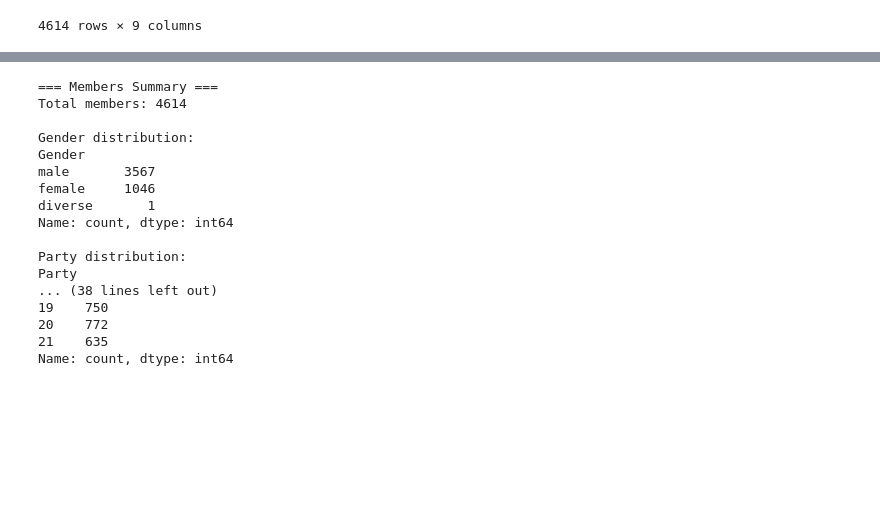
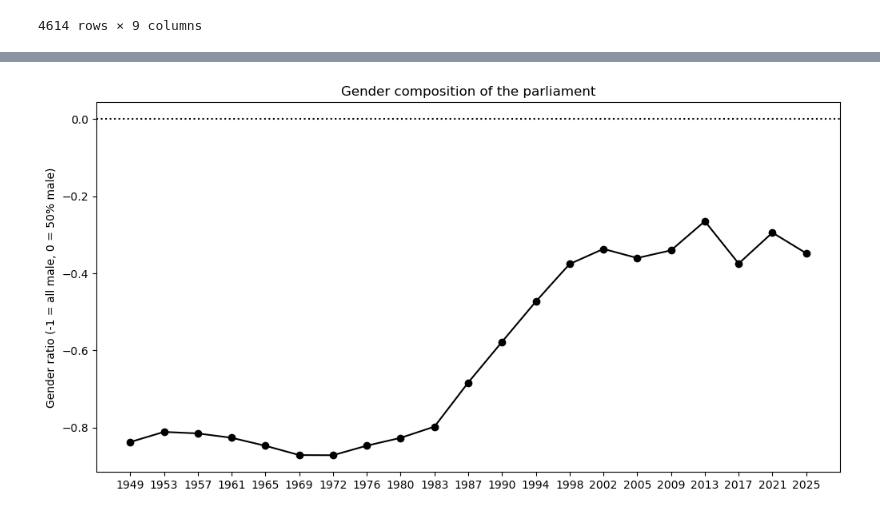
Before and after one commit to carl-lorenz/Visualization, a Jupyter notebook: Exam/1_members_of_german_parliament.ipynb, the cells around one changed output, grey strips where cells are left out. Drawn from its saved outputs; the diff is of its cells as text; code cells hidden in the pictures; blank space fills up the shorter version.

```diff
--- a/Exam/1_members_of_german_parliament.ipynb
+++ b/Exam/1_members_of_german_parliament.ipynb
@@ -102,35 +149,26 @@ Election Period DataFrame ((13046, 5)):
-# %%
-# 4. Summary statistics
-
-print("=== Members Summary ===")
-print(f"Total members: {len(df_members)}")
-print(f"\nGender distribution:")
-print(df_members['Gender'].value_counts())
-print(f"\nParty distribution:")
-print(df_members['Party'].value_counts())
-print(f"\nAge statistics (DOB):")
-print(f"Oldest member born: {df_members['Date_of_birth'].min()}")
-print(f"Youngest member born: {df_members['Date_of_birth'].max()}")
-
-print("\n=== Election Period Summary ===")
-print(f"Total election period records: {len(df_wpinfo)}")
-print(f"\nElection periods covered:")
-print(df_wpinfo['WP'].value_counts().sort_index())
-# %% [output]
-=== Members Summary ===
-Total members: 4614
-
-Gender distribution:
-Gender
-male       3567
-female     1046
-diverse       1
-Name: count, dtype: int64
-
-Party distribution:
-Party
-... (38 lines left out)
-19    750
-20    772
-21    635
-Name: count, dtype: int64
+# %%
+#3.1.
+# Weighted gender composition per WP (weighting by Frac_of_WP handles replacement members)
+gender_weight = (
+    served_terms_df
+    .groupby(['WP', 'Gender'])['Frac_of_WP']
+    .sum()
+    .unstack(fill_value=0)
+)
+
+male_share = gender_weight['male'] / gender_weight.sum(axis=1)
+
+# Scale: 0 = 50/50, 1 = all-female, -1 = all-male
+gender_ratio = (-2 * (male_share - 0.5)).rename('gender_ratio').reset_index()
+
+# Merge with wp_df to get the year label for each WP
+plot_df = wp_df[['WP', 'name']].merge(gender_ratio, on='WP').sort_values('WP')
+
+fig, ax = plt.subplots(figsize=(12, max(6, int(len(plot_df)*0.25))))
+ax.plot(plot_df['name'], plot_df['gender_ratio'], marker='o', color='black')
+ax.set_ylabel('Gender ratio (-1 = all male, 0 = 50% male)')
+ax.set_title('Gender composition of the parliament')
+ax.axhline(0, color="black", linestyle=':')
+plt.show()
+# %% [output]
+[figure, added]
```
Also changed, not shown: parts of 5 cells of this notebook.
